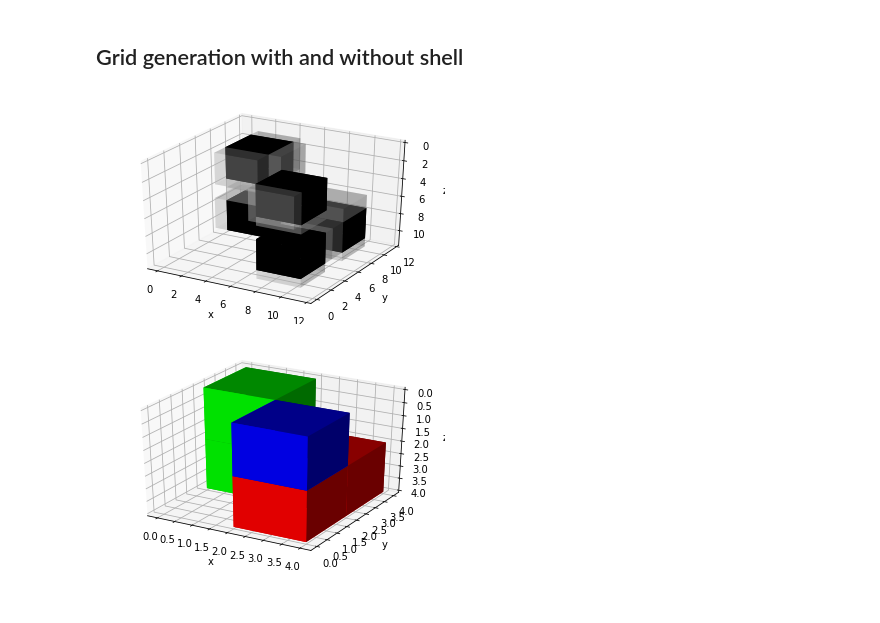
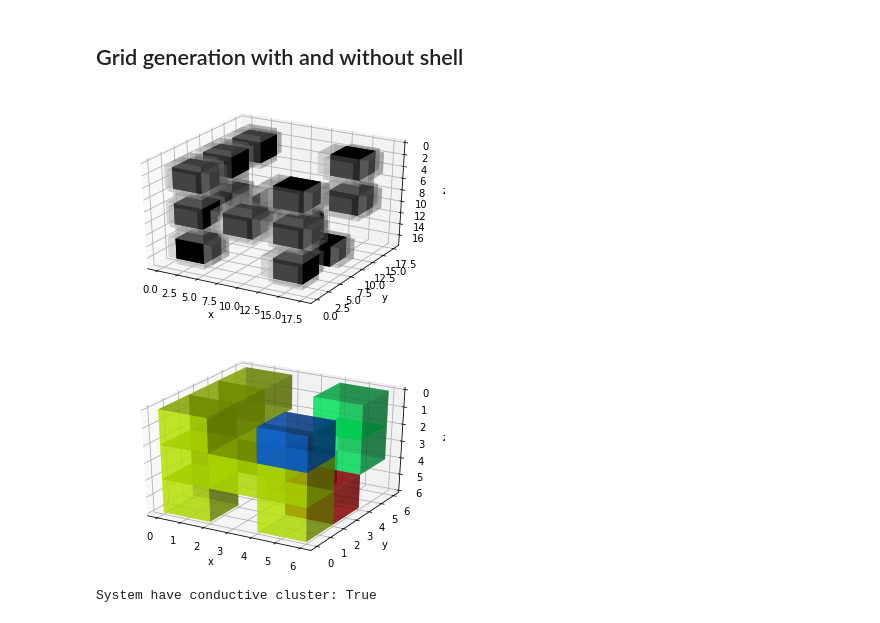
Before and after one commit to mrmrmr7/articles, a Jupyter notebook: percolation_sum2020/notebooks/new/net_3d.ipynb, the cells around one changed output. Drawn from its saved outputs; the diff is of its cells as text; code cells hidden in the pictures.

```diff
--- a/percolation_sum2020/notebooks/new/net_3d.ipynb
+++ b/percolation_sum2020/notebooks/new/net_3d.ipynb
@@ -143,7 +143,7 @@ def fill_marker_grid(arr):
                 if all([connected(z, 1, x, arr, "top"),
                         connected(z, 1, x, arr, "left")]):
                     markers[z // 3,  0, x // 3] = markers[z // 3 - 1, 0, x // 3]
-                    replace_marker(z // 3, 0, x // 3, old="left", new="top")
+                    replace_marker(z // 3, 0, x // 3, arr, old="left", new="top")
                 elif connected(z, 1, x, arr, "top"):
                     markers[z // 3, 0, x // 3] = markers[z // 3 - 1, 0, x // 3]
                 elif connected(z, 1, x, arr, "left"):
@@ -158,7 +158,7 @@ def fill_marker_grid(arr):
                 if all([connected(z, y, 1, arr, "top"),
                         connected(z, y, 1, arr, "front")]):
                     markers[z // 3, y // 3, 0] = markers[z // 3 - 1, y // 3 - 1, 0]
-                    replace_marker(z // 3, y // 3, 0, old="front", new="top")
+                    replace_marker(z // 3, y // 3, 0, arr, old="front", new="top")
                 elif connected(z, y, 1, arr, "top"):
                     markers[z // 3, y // 3, 0] = markers[z // 3 - 1, y // 3, 0]
                 elif connected(z, y, 1, arr, "front"):
@@ -325,7 +325,7 @@ def display_markers_grid(markers, figure, vmin=None, vmax=None):
             g = '00' if hex(g)[2:] == '0' else hex(g)[2:]
             b = '00' if hex(b)[2:] == '0' else hex(b)[2:]
 
-            facecolors[cluster] = f'#{r}{g}{b}'
+            facecolors[cluster] = f'#{r}{g}{b}99'
 
         res_voxel_e = explode(res_voxel)
         facecolors_e = explode(facecolors)
@@ -342,12 +342,33 @@ def display_markers_grid(markers, figure, vmin=None, vmax=None):
         plt.show()
     else:
         print("No clusters found")
+# %%
+def get_counts_per_cluster(data):
+    index, count = np.unique(data, return_counts=True)
+    return list(zip(index, count))[1:]
+
+def is_conductive_cluster_present(data):
+    have_conductive = False
+
+    for i in get_counts_per_cluster(markers):
+        if i[1] > n:
+            have_conductive = True
+            break
+
+    return have_conductive
 # %%
-n = 2
-grid = generate_filled_grid_with_shell(n, 0.5, 0.5)
+n = 3
+node_probability = 0.5
+shell_probability = 0.8
+
+grid = generate_filled_grid_with_shell(n, node_probability, shell_probability)
 display_grid_with_shells(grid, "init_grid_with_shells")
+
 markers = fill_marker_grid(grid)
 display_markers_grid(markers, "colored_clusters")
+
+print("System have conductive cluster: " + str(is_conductive_cluster_present(markers)))
 # %% [output]
-[figure, old version]
+[figure, new version]
-[figure, old version]
+[figure, new version]
+System have conductive cluster: True
```
